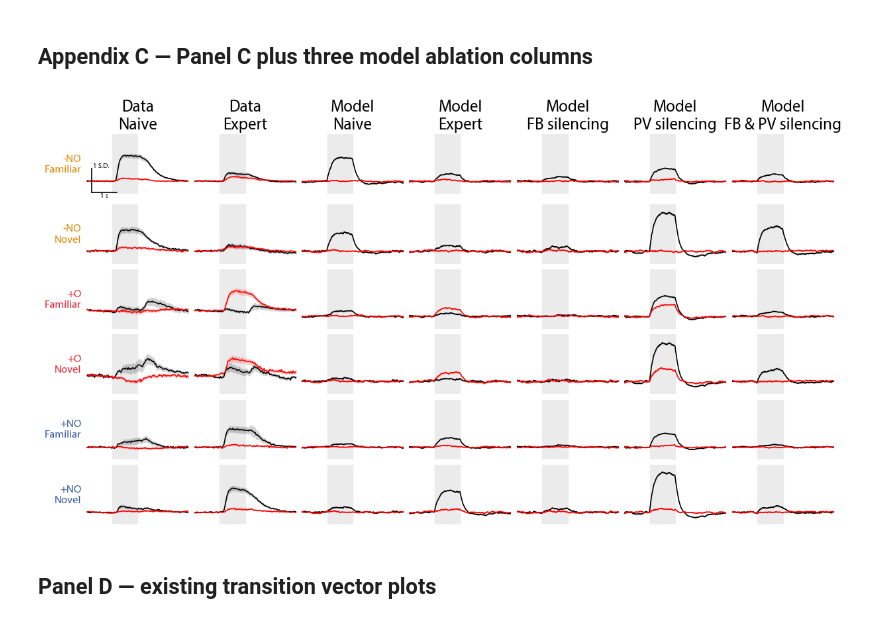
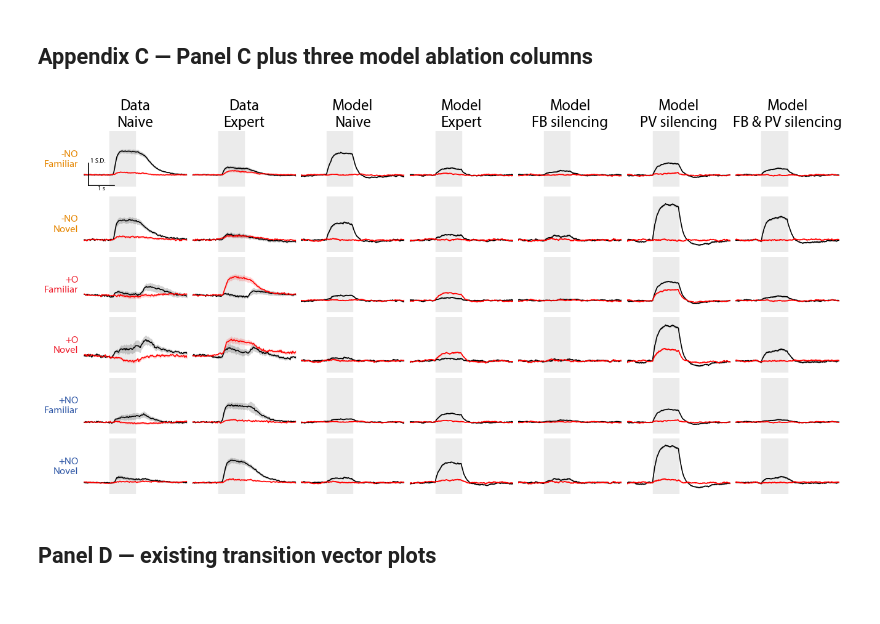
Before and after one commit to matushalak/context-contrasting, a Jupyter notebook: paper_v2/final_results.ipynb, the cells around one changed output. Cells and saved outputs as stored; diff of their text form; code cells hidden in the pictures.

```diff
--- a/paper_v2/final_results.ipynb
+++ b/paper_v2/final_results.ipynb
@@ -74,12 +74,12 @@ plot.save(fig, OUT / "panel_C")
 # %% [markdown]
 ## Appendix C — Panel C plus three model ablation columns
 # %%
-fig, axes = plot.panel_c_appendix(DATA, MODEL, width=12, height=6.5, fontsize=FONT_SIZE,
-                                     uncertainty=UNCERTAINTY)
+fig, axes = plot.panel_c_appendix(DATA, MODEL, width=13, height=6.5, fontsize=FONT_SIZE,
+                                     uncertainty=UNCERTAINTY, model_only=False)
 display(fig)
 plot.save(fig, OUT / "appendix_C")
 # %% [output]
-[figure, old version]
+[figure, new version]
 # %% [markdown]
 ## Panel D — existing transition vector plots
 # %%
```
Also changed, not shown: 1 other file.
